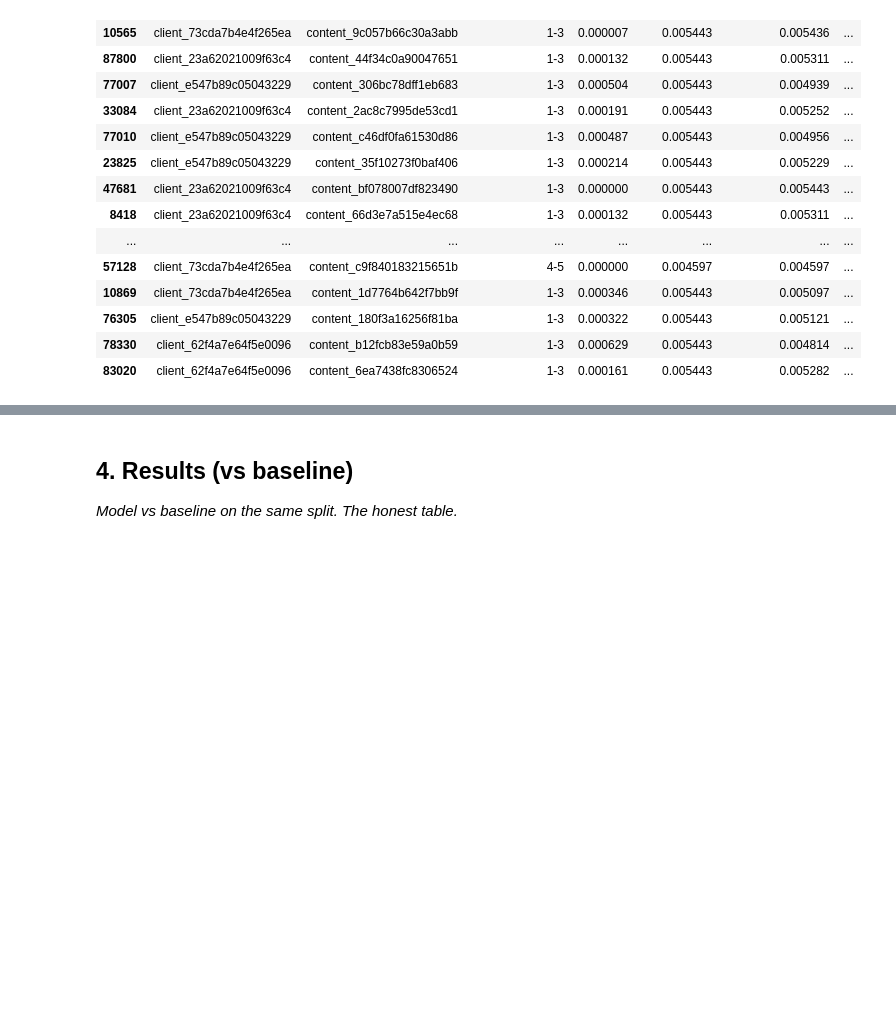
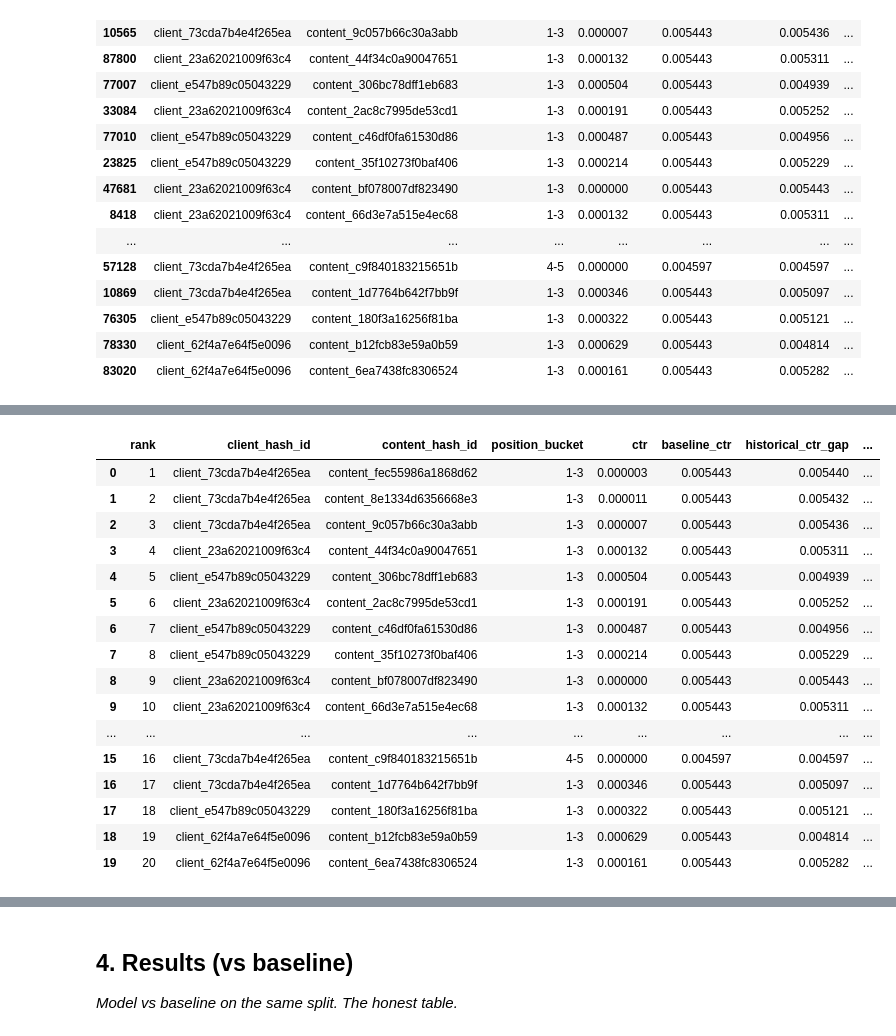
Before and after one commit to abiodunadesesan/FlyRank-ml-Internship-, a Jupyter notebook: work/notebooks/capstone.ipynb, the cells around one changed output, grey strips where cells are left out. Drawn from its saved outputs; the diff is of its cells as text; code cells hidden in the pictures; blank space fills up the shorter version.

```diff
--- a/work/notebooks/capstone.ipynb
+++ b/work/notebooks/capstone.ipynb
@@ -1025,0 +1136,74 @@ top_opportunities
+# %%
+# Build ranked action queue
+
+action_queue = model_dataset.copy()
+
+# Rank only pages with positive historical opportunity
+action_queue = action_queue[
+    action_queue["opportunity_score"] > 0
+].copy()
+
+# Reason codes
+action_queue["reason_code"] = np.select(
+    [
+        (action_queue["position_bucket"].isin(["1-3", "4-5"])) &
+        (action_queue["ctr"] < action_queue["baseline_ctr"]),
+
+        (action_queue["position_bucket"] == "6-10") &
+        (action_queue["ctr"] < action_queue["baseline_ctr"]),
+
+        (action_queue["position_bucket"].isin(["11-20", "21+"])) &
+        (action_queue["ctr"] < action_queue["baseline_ctr"])
+    ],
+    [
+        "HIGH_VISIBILITY_CTR_GAP",
+        "MID_VISIBILITY_CTR_GAP",
+        "LOW_VISIBILITY_CTR_GAP"
+    ],
+    default="CTR_REVIEW"
+)
+
+# Recommended action
+action_queue["recommended_action"] = np.select(
+    [
+        action_queue["position_bucket"].isin(["1-3", "4-5"]),
+        action_queue["position_bucket"] == "6-10",
+        action_queue["position_bucket"].isin(["11-20", "21+"])
+    ],
+    [
+        "Review title and meta description",
+        "Review snippet and on-page relevance",
+        "Review content relevance and search intent"
+    ],
+    default="Human review"
+)
+
+# Rank by opportunity score
+action_queue = action_queue.sort_values(
+    "opportunity_score",
+    ascending=False
+).reset_index(drop=True)
+
+action_queue["rank"] = np.arange(1, len(action_queue) + 1)
+
+# Keep the fields needed for the paper
+action_queue = action_queue[
+    [
+        "rank",
+        "client_hash_id",
+        "content_hash_id",
+        "position_bucket",
+        "ctr",
+        "baseline_ctr",
+        "historical_ctr_gap",
+        "impressions",
+        "active_days",
+        "opportunity_score",
+        "reason_code",
+        "recommended_action"
+    ]
+]
+
+print("Ranked action queue:", len(action_queue))
+action_queue.head(20)
+# %% [output]
@@ -1025,0 +1211,17 @@ top_opportunities
+|  | rank | client_hash_id | content_hash_id | position_bucket | ctr | baseline_ctr | historical_ctr_gap | ... |
+| 0 | 1 | client_73cda7b4e4f265ea | content_fec55986a1868d62 | 1-3 | 0.000003 | 0.005443 | 0.005440 | ... |
+| 1 | 2 | client_73cda7b4e4f265ea | content_8e1334d6356668e3 | 1-3 | 0.000011 | 0.005443 | 0.005432 | ... |
+| 2 | 3 | client_73cda7b4e4f265ea | content_9c057b66c30a3abb | 1-3 | 0.000007 | 0.005443 | 0.005436 | ... |
+| 3 | 4 | client_23a62021009f63c4 | content_44f34c0a90047651 | 1-3 | 0.000132 | 0.005443 | 0.005311 | ... |
+| 4 | 5 | client_e547b89c05043229 | content_306bc78dff1eb683 | 1-3 | 0.000504 | 0.005443 | 0.004939 | ... |
+| 5 | 6 | client_23a62021009f63c4 | content_2ac8c7995de53cd1 | 1-3 | 0.000191 | 0.005443 | 0.005252 | ... |
+| 6 | 7 | client_e547b89c05043229 | content_c46df0fa61530d86 | 1-3 | 0.000487 | 0.005443 | 0.004956 | ... |
+| 7 | 8 | client_e547b89c05043229 | content_35f10273f0baf406 | 1-3 | 0.000214 | 0.005443 | 0.005229 | ... |
+| 8 | 9 | client_23a62021009f63c4 | content_bf078007df823490 | 1-3 | 0.000000 | 0.005443 | 0.005443 | ... |
+| 9 | 10 | client_23a62021009f63c4 | content_66d3e7a515e4ec68 | 1-3 | 0.000132 | 0.005443 | 0.005311 | ... |
+| ... | ... | ... | ... | ... | ... | ... | ... | ... |
+| 15 | 16 | client_73cda7b4e4f265ea | content_c9f840183215651b | 4-5 | 0.000000 | 0.004597 | 0.004597 | ... |
+| 16 | 17 | client_73cda7b4e4f265ea | content_1d7764b642f7bb9f | 1-3 | 0.000346 | 0.005443 | 0.005097 | ... |
+| 17 | 18 | client_e547b89c05043229 | content_180f3a16256f81ba | 1-3 | 0.000322 | 0.005443 | 0.005121 | ... |
+| 18 | 19 | client_62f4a7e64f5e0096 | content_b12fcb83e59a0b59 | 1-3 | 0.000629 | 0.005443 | 0.004814 | ... |
+| 19 | 20 | client_62f4a7e64f5e0096 | content_6ea7438fc8306524 | 1-3 | 0.000161 | 0.005443 | 0.005282 | ... |
```
Also changed, not shown: parts of 8 cells of this notebook.
